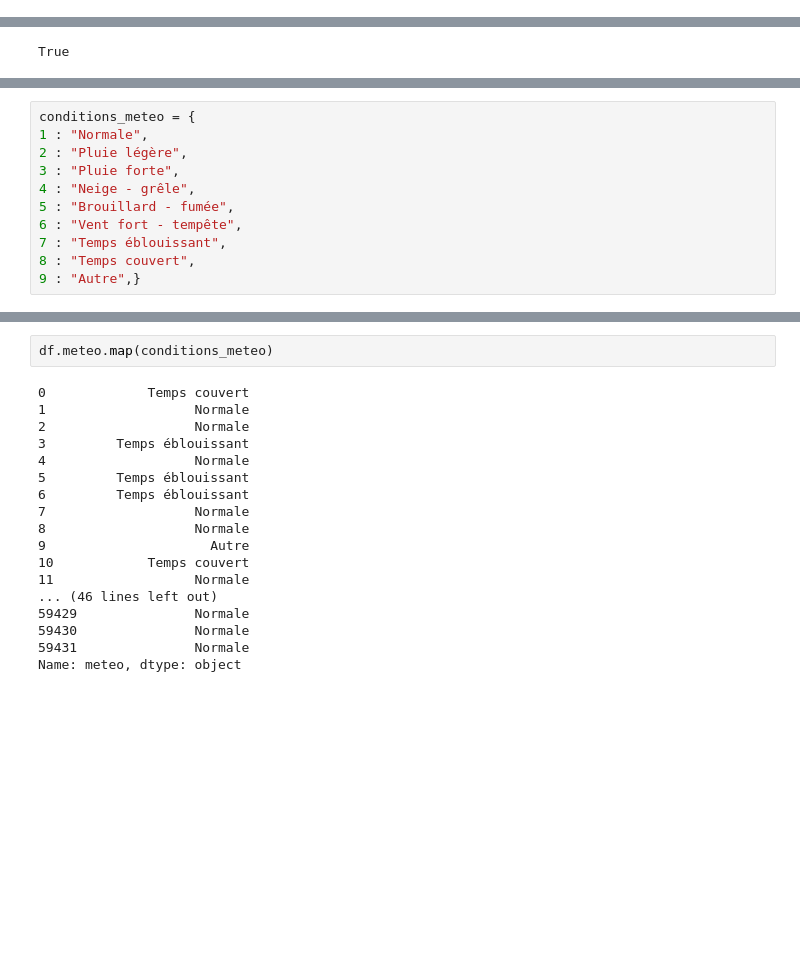
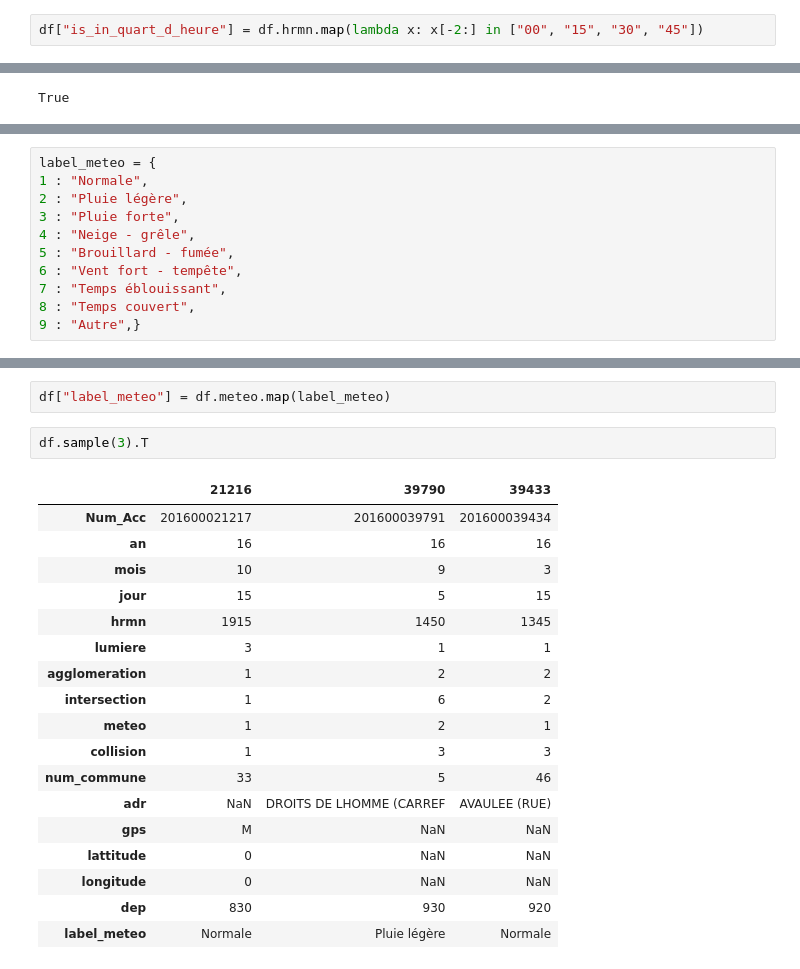
Before and after one commit to romainjouin/formation_python, a Jupyter notebook: 20180914_TD_Python.ipynb, the cells around one changed output, grey strips where cells are left out. Drawn from its saved outputs; the diff is of its cells as text; blank space fills up the shorter version.

```diff
--- a/20180914_TD_Python.ipynb
+++ b/20180914_TD_Python.ipynb
@@ -62,0 +123,2 @@ df.head()
+# %%
+df["is_in_quart_d_heure"] = df.hrmn.map(lambda x: x[-2:] in ["00", "15", "30", "45"])
@@ -142,5 +233,5 @@ Name: Num_Acc, dtype: int64
 # %%
-conditions_meteo = {
+label_meteo = {
 1 : "Normale",
 2 : "Pluie légère",
 3 : "Pluie forte",
@@ -165,20 +256,23 @@ conditions_meteo
 # %%
-df.meteo.map(conditions_meteo)
+df["label_meteo"] = df.meteo.map(label_meteo)
-# %% [output]
-0             Temps couvert
-1                   Normale
-2                   Normale
-3         Temps éblouissant
-4                   Normale
-5         Temps éblouissant
-6         Temps éblouissant
-7                   Normale
-8                   Normale
-9                     Autre
-10            Temps couvert
-11                  Normale
-... (46 lines left out)
-59429               Normale
-59430               Normale
-59431               Normale
-Name: meteo, dtype: object
+# %%
+df.sample(3).T
+# %% [output]
+|  | 21216 | 39790 | 39433 |
+| Num_Acc | 201600021217 | 201600039791 | 201600039434 |
+| an | 16 | 16 | 16 |
+| mois | 10 | 9 | 3 |
+| jour | 15 | 5 | 15 |
+| hrmn | 1915 | 1450 | 1345 |
+| lumiere | 3 | 1 | 1 |
+| agglomeration | 1 | 2 | 2 |
+| intersection | 1 | 6 | 2 |
+| meteo | 1 | 2 | 1 |
+| collision | 1 | 3 | 3 |
+| num_commune | 33 | 5 | 46 |
+| adr | NaN | DROITS DE LHOMME (CARREF | AVAULEE (RUE) |
+| gps | M | NaN | NaN |
+| lattitude | 0 | NaN | NaN |
+| longitude | 0 | NaN | NaN |
+| dep | 830 | 930 | 920 |
+| label_meteo | Normale | Pluie légère | Normale |
```
Also changed, not shown: parts of 28 cells of this notebook.
